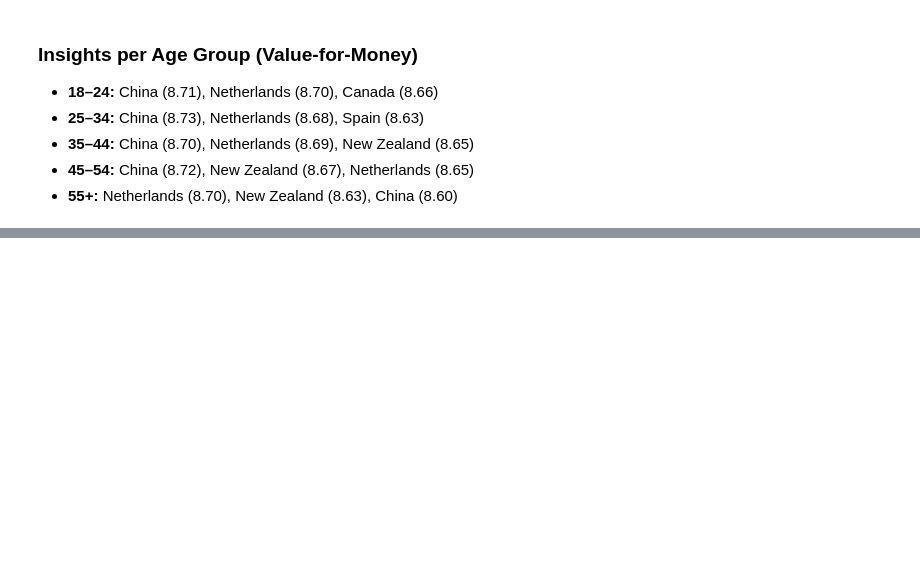
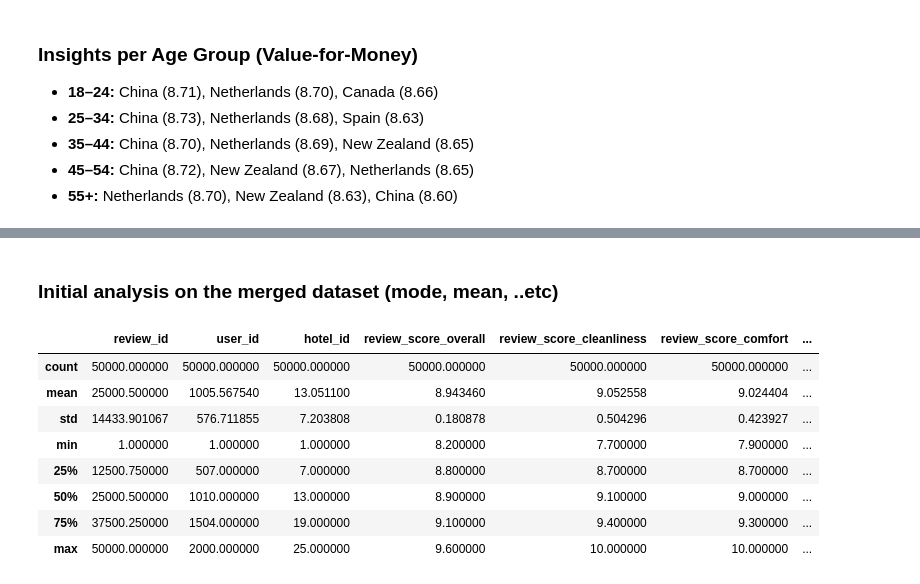
Before and after one commit to MohamedElquesni/ACL-International-Hotel-Booking-Analytics-, a Jupyter notebook: Milestone 1/Milestone 1.ipynb, the cells around one changed output, grey strips where cells are left out. Saved outputs shown, nothing was run; the diff lists cells and outputs as text; code cells hidden in the pictures; blank space fills up the shorter version.

```diff
--- a/Milestone 1/Milestone 1.ipynb
+++ b/Milestone 1/Milestone 1.ipynb
@@ -253,0 +318,14 @@ plt.show()
+# %% [markdown]
+### Initial analysis on the merged dataset (mode, mean, ..etc)
+# %%
+df_merged.describe()
+# %% [output]
+|  | review_id | user_id | hotel_id | review_score_overall | review_score_cleanliness | review_score_comfort | ... |
+| count | 50000.000000 | 50000.000000 | 50000.000000 | 50000.000000 | 50000.000000 | 50000.000000 | ... |
+| mean | 25000.500000 | 1005.567540 | 13.051100 | 8.943460 | 9.052558 | 9.024404 | ... |
+| std | 14433.901067 | 576.711855 | 7.203808 | 0.180878 | 0.504296 | 0.423927 | ... |
+| min | 1.000000 | 1.000000 | 1.000000 | 8.200000 | 7.700000 | 7.900000 | ... |
+| 25% | 12500.750000 | 507.000000 | 7.000000 | 8.800000 | 8.700000 | 8.700000 | ... |
+| 50% | 25000.500000 | 1010.000000 | 13.000000 | 8.900000 | 9.100000 | 9.000000 | ... |
+| 75% | 37500.250000 | 1504.000000 | 19.000000 | 9.100000 | 9.400000 | 9.300000 | ... |
+| max | 50000.000000 | 2000.000000 | 25.000000 | 9.600000 | 10.000000 | 10.000000 | ... |
```
Also changed, not shown: parts of 15 cells of this notebook, 1 other file.
